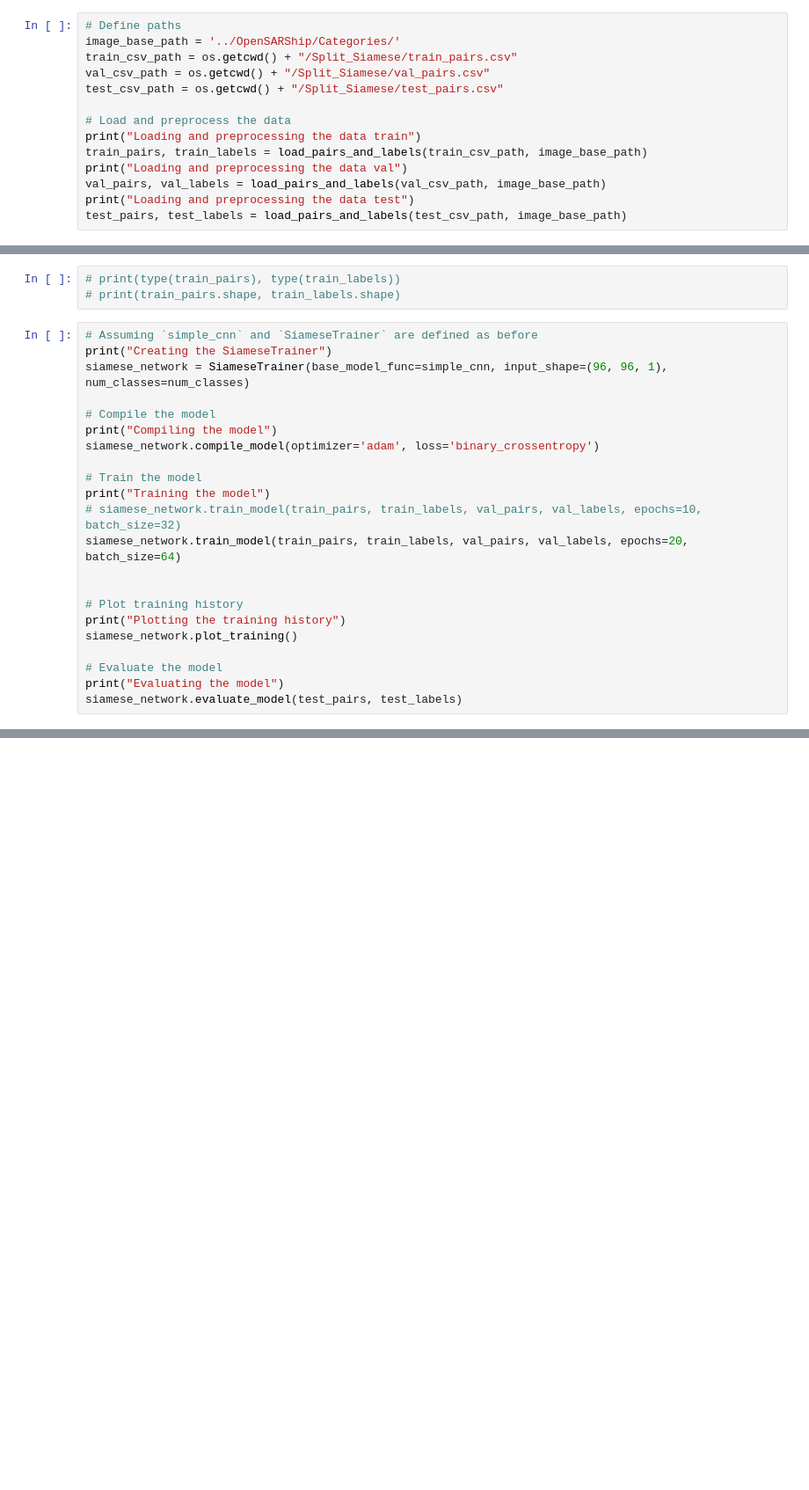
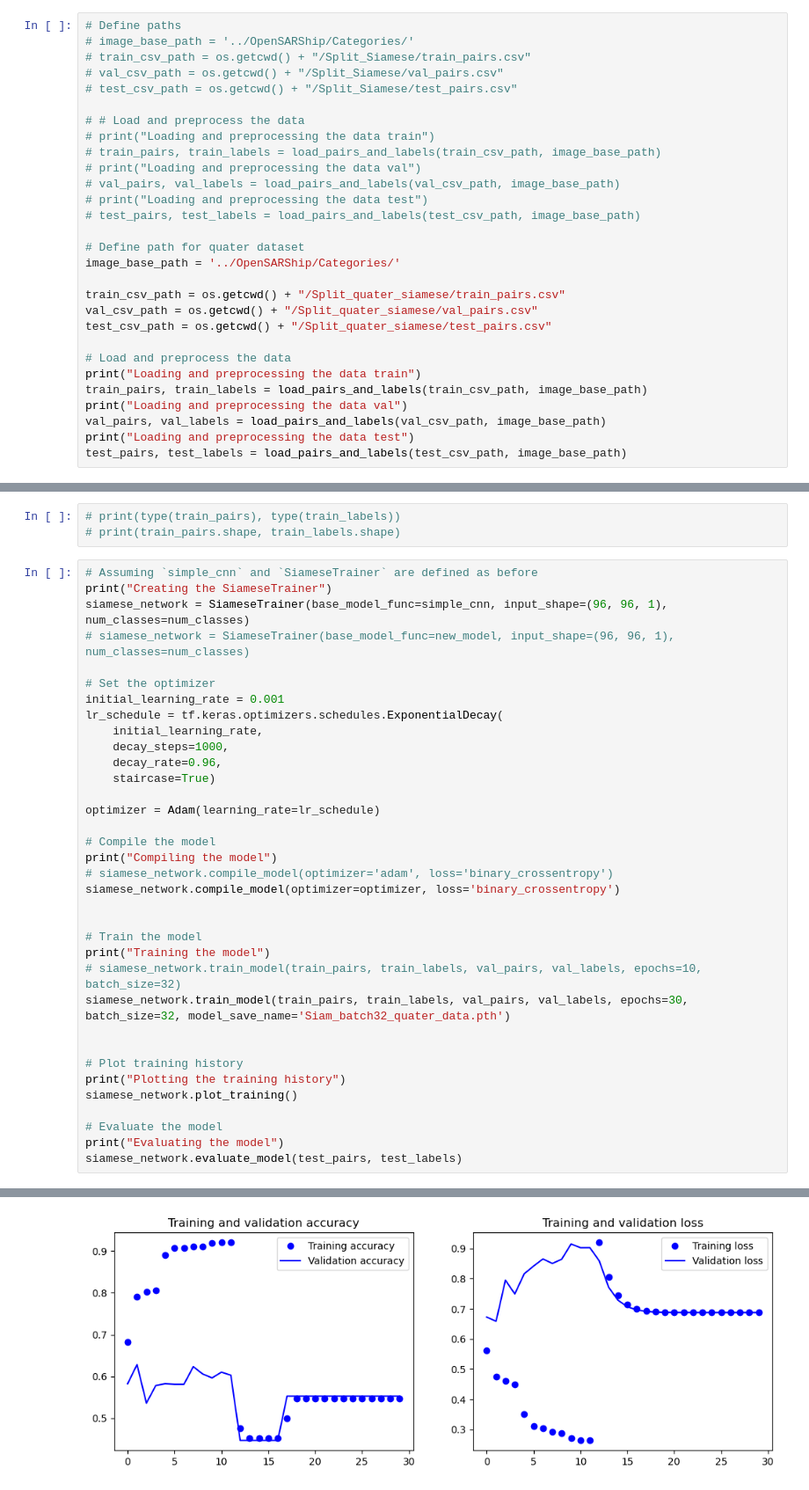
Before and after one commit to jufch/SiameseNetwork, a Jupyter notebook: Siamese_training.ipynb, the cells around one changed output, grey strips where cells are left out. Shown at 88% size. Drawn from its saved outputs; the diff is of its cells as text; blank space fills up the shorter version.

Commit message:
training of a model with quater of data

```diff
--- a/Siamese_training.ipynb
+++ b/Siamese_training.ipynb
@@ -128,9 +149,24 @@ model = simple_cnn(input_shape, num_classes)
 # %%
 # Define paths
+# image_base_path = '../OpenSARShip/Categories/'
+# train_csv_path = os.getcwd() + "/Split_Siamese/train_pairs.csv"
+# val_csv_path = os.getcwd() + "/Split_Siamese/val_pairs.csv"
+# test_csv_path = os.getcwd() + "/Split_Siamese/test_pairs.csv"
+
+# # Load and preprocess the data
+# print("Loading and preprocessing the data train")
+# train_pairs, train_labels = load_pairs_and_labels(train_csv_path, image_base_path)
+# print("Loading and preprocessing the data val")
+# val_pairs, val_labels = load_pairs_and_labels(val_csv_path, image_base_path)
+# print("Loading and preprocessing the data test")
+# test_pairs, test_labels = load_pairs_and_labels(test_csv_path, image_base_path)
+
+# Define path for quater dataset
 image_base_path = '../OpenSARShip/Categories/'
-train_csv_path = os.getcwd() + "/Split_Siamese/train_pairs.csv"
-val_csv_path = os.getcwd() + "/Split_Siamese/val_pairs.csv"
-test_csv_path = os.getcwd() + "/Split_Siamese/test_pairs.csv"
+
+train_csv_path = os.getcwd() + "/Split_quater_siamese/train_pairs.csv"
+val_csv_path = os.getcwd() + "/Split_quater_siamese/val_pairs.csv"
+test_csv_path = os.getcwd() + "/Split_quater_siamese/test_pairs.csv"
 
 # Load and preprocess the data
 print("Loading and preprocessing the data train")
@@ -150,15 +186,28 @@ Loading and preprocessing the data test
 # Assuming `simple_cnn` and `SiameseTrainer` are defined as before
 print("Creating the SiameseTrainer")
 siamese_network = SiameseTrainer(base_model_func=simple_cnn, input_shape=(96, 96, 1), num_classes=num_classes)
+# siamese_network = SiameseTrainer(base_model_func=new_model, input_shape=(96, 96, 1), num_classes=num_classes)
+
+# Set the optimizer
+initial_learning_rate = 0.001
+lr_schedule = tf.keras.optimizers.schedules.ExponentialDecay(
+    initial_learning_rate,
+    decay_steps=1000,
+    decay_rate=0.96,
+    staircase=True)
+
+optimizer = Adam(learning_rate=lr_schedule)
 
 # Compile the model
 print("Compiling the model")
-siamese_network.compile_model(optimizer='adam', loss='binary_crossentropy')
+# siamese_network.compile_model(optimizer='adam', loss='binary_crossentropy')
+siamese_network.compile_model(optimizer=optimizer, loss='binary_crossentropy')
+
 
 # Train the model
 print("Training the model")
 # siamese_network.train_model(train_pairs, train_labels, val_pairs, val_labels, epochs=10, batch_size=32)
-siamese_network.train_model(train_pairs, train_labels, val_pairs, val_labels, epochs=20, batch_size=64)
+siamese_network.train_model(train_pairs, train_labels, val_pairs, val_labels, epochs=30, batch_size=32, model_save_name='Siam_batch32_quater_data.pth')
 
 
 # Plot training history
@@ -188,0 +253 @@ KeyboardInterrupt:
+[figure, added]
```
Also changed, not shown: parts of 4 cells of this notebook.
